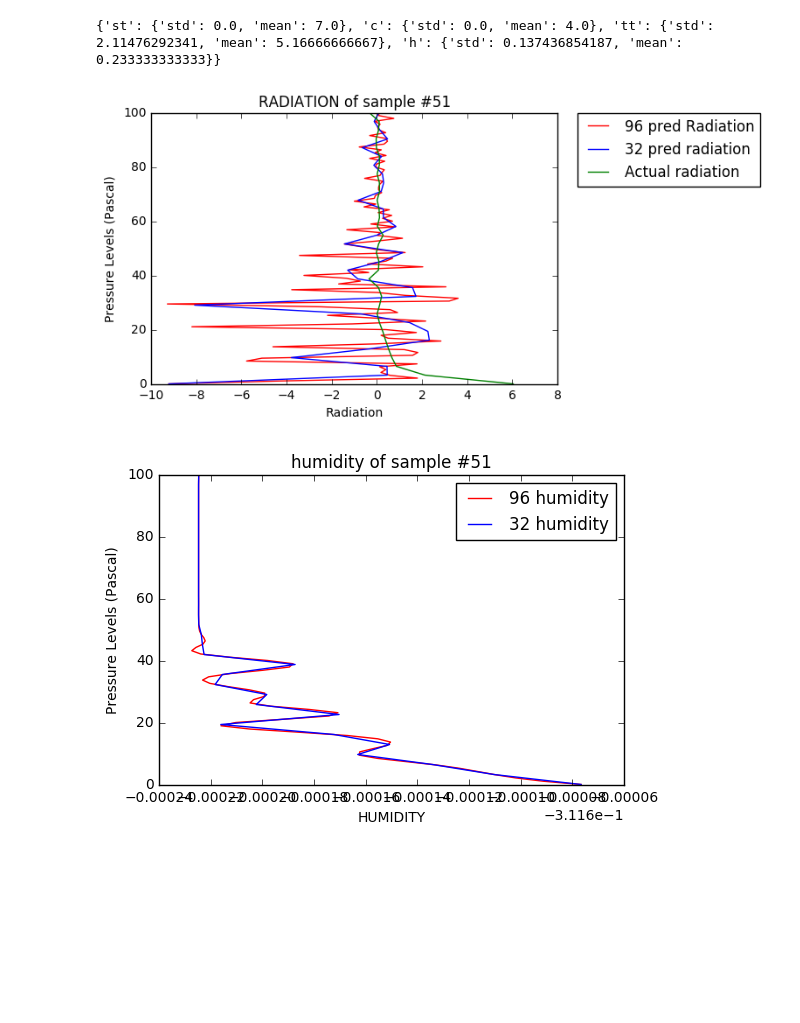
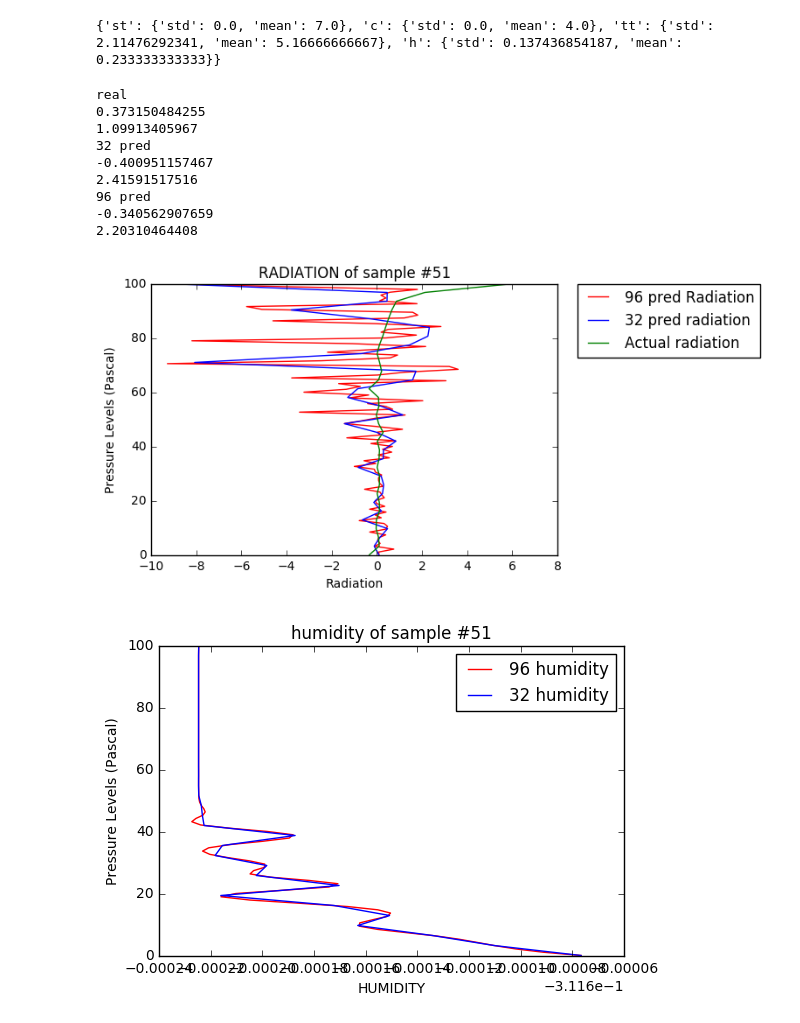
Before and after one commit to adamalpi/radnet, a Jupyter notebook: helpers/plots.ipynb, the cells around one changed output. Cells and saved outputs as stored; diff of their text form; code cells hidden in the pictures; blank space fills up the shorter version.

Commit message:
plots

```diff
--- a/helpers/plots.ipynb
+++ b/helpers/plots.ipynb
@@ -140,7 +140,7 @@ for T, H, id_file in iterator:
 
         plt.figure()
         plt.title("Temperature of sample #{}".format(id_file))
-        plt.xlabel("Temperature (C)")
+        plt.xlabel("Temperature (K)")
         plt.ylabel("Pressure Levels (Pascal)")
         plt.plot(T, L, label="Temperature", color='red' )
         #plt.plot(Q, L, label="Actual Value",color='blue')
@@ -328,35 +328,58 @@ a = [ -9.21643353e+00,  -4.31916523e+00,   1.79325390e+00,   5.68692267e-01,
    3.87024283e-01,   7.50219226e-02,   2.76375413e-02,   1.41673863e-01,
   -9.93855000e-02,   7.47843266e-01,   7.90014267e-02,   8.71376395e-02]
 b = [ -9.21643353e+00,   4.55220996e-01,   4.46390421e-01,  -3.79494019e+00,
   -3.18754094e-01,   2.32083540e+00,   2.25642000e+00,   1.44837175e+00,
   -7.08744531e-01,  -8.07458561e+00,   1.72893273e+00,   1.57882741e+00,
   -8.47168795e-01,  -1.29758607e+00,   1.82127718e-01,   1.14628395e+00,
   -1.43804190e+00,   2.78580256e-03,   8.41912651e-01,   2.90036245e-01,
    2.77559533e-01,  -8.32865697e-01,   1.89328927e-01,   2.98938515e-01,
    2.43748183e-01,  -1.39777165e-01,   2.04980830e-01,  -6.45399525e-01,
    4.71009267e-01,   1.36265270e-01,  -1.23253170e-01,   8.71376395e-02]
 real_radiation = [6.037945066746532, 2.1228856793235265, 0.8640300689689926, 0.6618190082806461,
                       0.5130473130154292, 0.3811269633019385, 0.25694085064029254, 0.10987118219723872,
                       0.008861691876843266, 0.11739100409387607, 0.20663198034698033, 0.07140419070477629,
                       -0.35027406116947035, 0.06726209095091104, 0.08840671365240325, -0.02640802504034214,
                       0.07425301417793244, 0.27522285162502996, 0.0198551347752886, 0.11234569358043611,
                       0.09377283500063857, 0.010228888329093343, 0.11451592796917073, 0.10823494740708535,
                       0.01005350757690271, 0.10595362060224307, 0.11087531461633414, -0.02115916479288688,
                       -0.03511322336147305, 0.07028039501188008, 0.09930397875821231, -0.3387499429930506]
 
+real_radiation = np.array(real_radiation)
+b = np.array(b)
+a = np.array(a)
+
+print('real')
+print(real_radiation.mean())
+print(real_radiation.std())
+print('32 pred')
+print(b.mean())
+print(b.std())
+print('96 pred')
+print(a.mean())
+print(a.std())
+
 y1 = np.linspace(0, 100, len(a))
 y2 = np.linspace(0, 100, len(b))
 
 plt.figure()
 plt.title("RADIATION of sample #{}".format(id_file))
 plt.xlabel("Radiation")
 plt.ylabel("Pressure Levels (Pascal)")
-plt.plot(a, y1, label="96 pred Radiation", color='red' )
-plt.plot(b, y2, label="32 pred radiation",color='blue')
-plt.plot(real_radiation, y2, label="Actual radiation",color='green')
+plt.plot(list(reversed(a)), y1, label="96 pred Radiation", color='red' )
+plt.plot(list(reversed(b)), y2, label="32 pred radiation",color='blue')
+plt.plot(list(reversed(real_radiation)), y2, label="Actual radiation",color='green')
 
 plt.legend(bbox_to_anchor=(1.05, 1), loc=2, borderaxespad=0.)
 plt.show()
 # %% [output]
+real
+0.373150484255
+1.09913405967
+32 pred
+-0.400951157467
+2.41591517516
+96 pred
+-0.340562907659
+2.20310464408
-[figure, old version]
+[figure, new version]
 # %%
```
Also changed, not shown: parts of 3 cells of this notebook, 3 other files.
